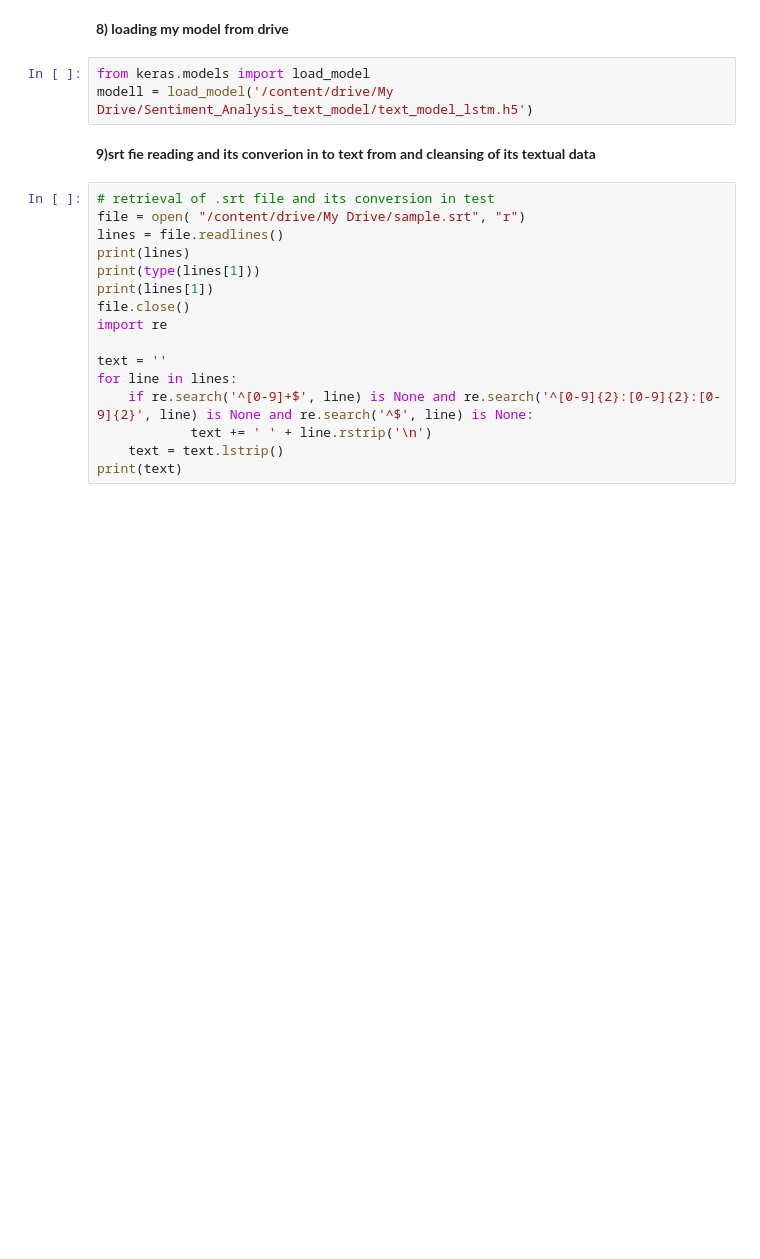
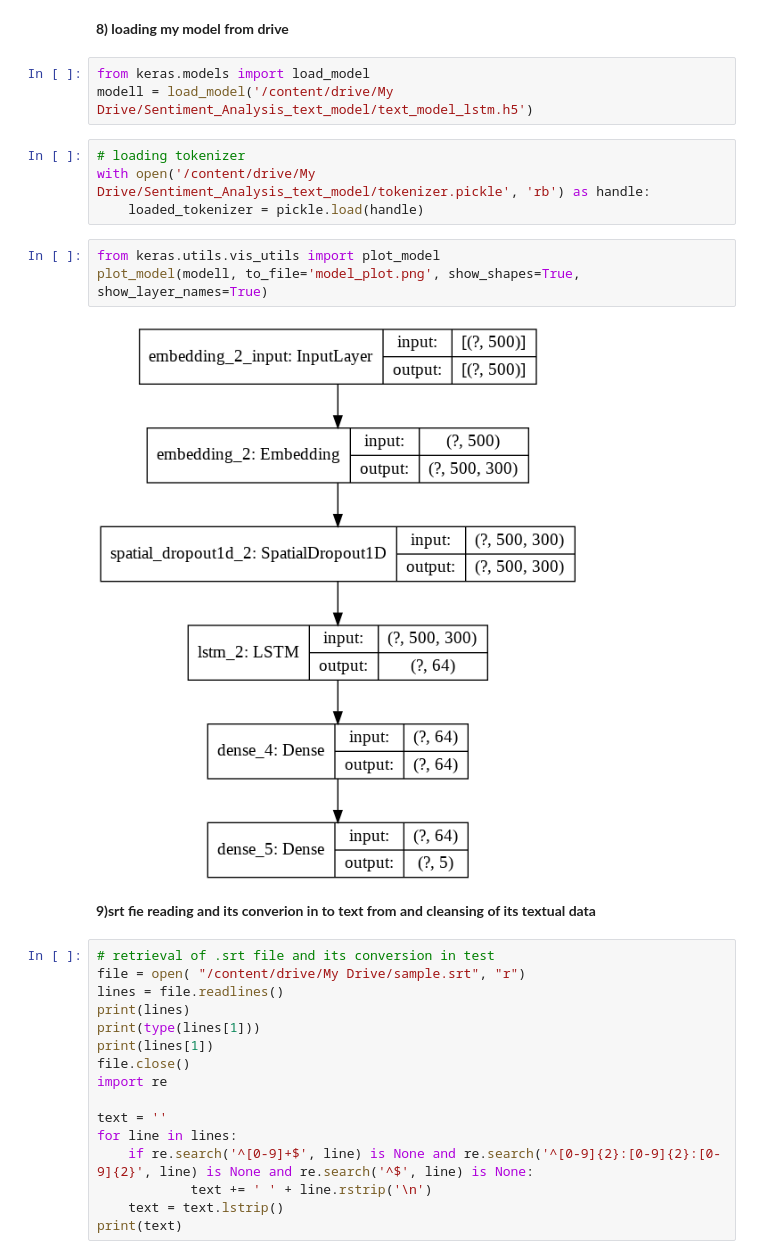
Before and after one commit to Arooba122/Data-mining-project, a Jupyter notebook: text_classification_LSTM.ipynb, the cells around one changed output. Saved outputs shown, nothing was run; the diff lists cells and outputs as text; blank space fills up the shorter version.

```diff
--- a/text_classification_LSTM.ipynb
+++ b/text_classification_LSTM.ipynb
@@ -209,6 +214,15 @@ model.save('/content/drive/My Drive/Sentiment_Analysis_text_model/text_model_lst
 # %%
 from keras.models import load_model
 modell = load_model('/content/drive/My Drive/Sentiment_Analysis_text_model/text_model_lstm.h5')
+# %%
+# loading tokenizer
+with open('/content/drive/My Drive/Sentiment_Analysis_text_model/tokenizer.pickle', 'rb') as handle:
+    loaded_tokenizer = pickle.load(handle)
+# %%
+from keras.utils.vis_utils import plot_model
+plot_model(modell, to_file='model_plot.png', show_shapes=True, show_layer_names=True)
+# %% [output]
+[figure, added]
 # %% [markdown]
 **9)srt fie reading and its converion in to text from and cleansing of its textual data**
 # %%
```
Also changed, not shown: parts of 2 cells of this notebook.
